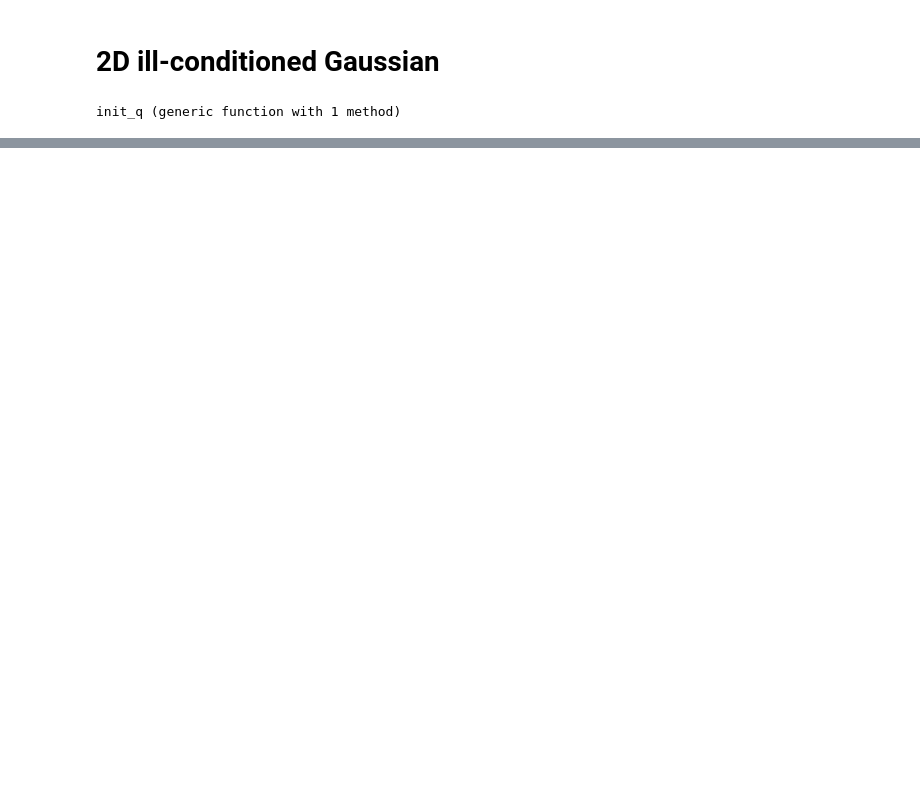
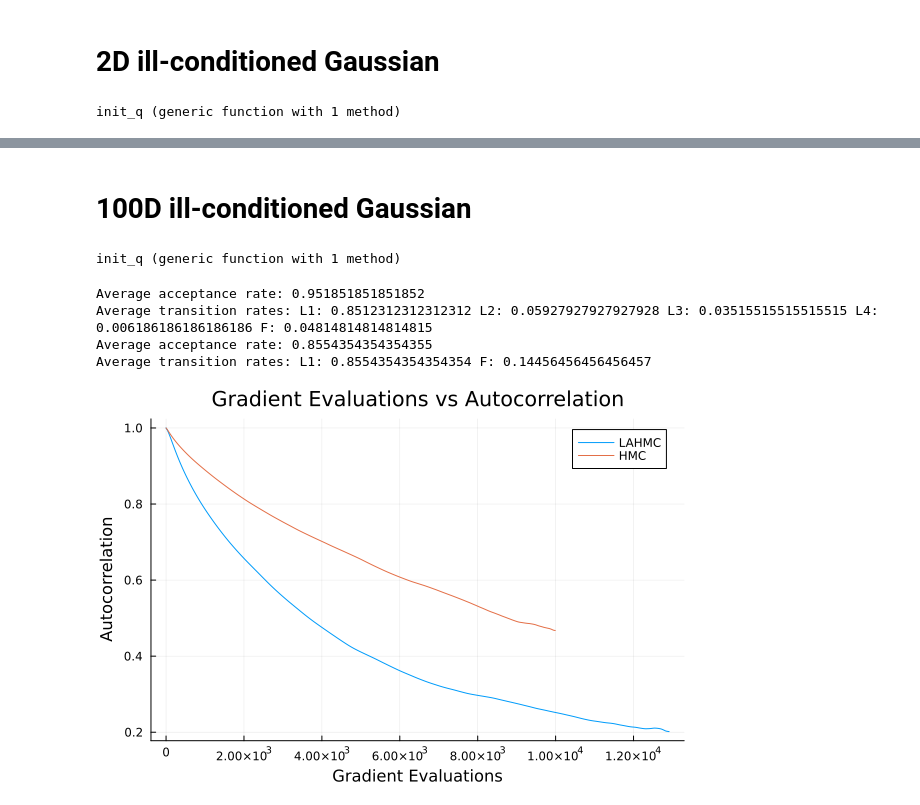
Before and after one commit to prl405/lahmc, a Jupyter notebook: lahmc_paper.ipynb, the cells around one changed output, grey strips where cells are left out. Drawn from its saved outputs; the diff is of its cells as text; code cells hidden in the pictures; blank space fills up the shorter version.

```diff
--- a/lahmc_paper.ipynb
+++ b/lahmc_paper.ipynb
@@ -107,0 +112,46 @@ plot_histograms(U, init_q, lahmc_samples, n_samples, "2D Gaussian Histogram")
+# %% [markdown]
+# 100D ill-conditioned Gaussian
+# %%
+n_samples = 1000
+n_chains = 50
+epsilon = 1
+L = 10
+beta = 0.1
+n_param = 100
+
+gauss_2d = Gaussian(100, 6)
+
+function U(X)
+    return U_gaussian(X, gauss_2d)
+end
+
+function dU(X)
+    return dU_gaussian(X, gauss_2d)
+end
+function init_q()
+    return init_gaussian(gauss_2d)
+end
+# %% [output]
+init_q (generic function with 1 method)
+# %%
+lahmc_samples, grad_count = sample_loop(n_chains, U, dU, init_q, epsilon, L, 4, beta, n_param, n_samples)
+autocorrelation_lahmc = calculate_looped_autocorrelation(lahmc_samples)
+
+gradient_evaluations_lahmc = LinRange(0, grad_count/n_chains, length(autocorrelation_lahmc))
+
+plt_lahmc_ac = plot(gradient_evaluations_lahmc, autocorrelation_lahmc, title="Gradient Evaluations vs Autocorrelation", xlabel="Gradient Evaluations", ylabel="Autocorrelation", label="LAHMC")
+
+hmc_samples, grad_count = sample_loop(n_chains, U, dU, init_q, epsilon, L, 1, beta, n_param, n_samples)
+autocorrelation_hmc = calculate_looped_autocorrelation(hmc_samples)
+
+gradient_evaluations_hmc = LinRange(0, grad_count/n_chains, length(autocorrelation_hmc))
+
+plt_hmc_ac = plot!(gradient_evaluations_hmc, autocorrelation_hmc, label="HMC")
+
+display(plt_lahmc_ac)
+# %% [output]
+Average acceptance rate: 0.951851851851852
+Average transition rates: L1: 0.8512312312312312 L2: 0.05927927927927928 L3: 0.03515515515515515 L4: 0.006186186186186186 F: 0.04814814814814815
+Average acceptance rate: 0.8554354354354355
+Average transition rates: L1: 0.8554354354354354 F: 0.14456456456456457
+[figure, added]
```
Also changed, not shown: parts of 9 cells of this notebook, 2 other files.
